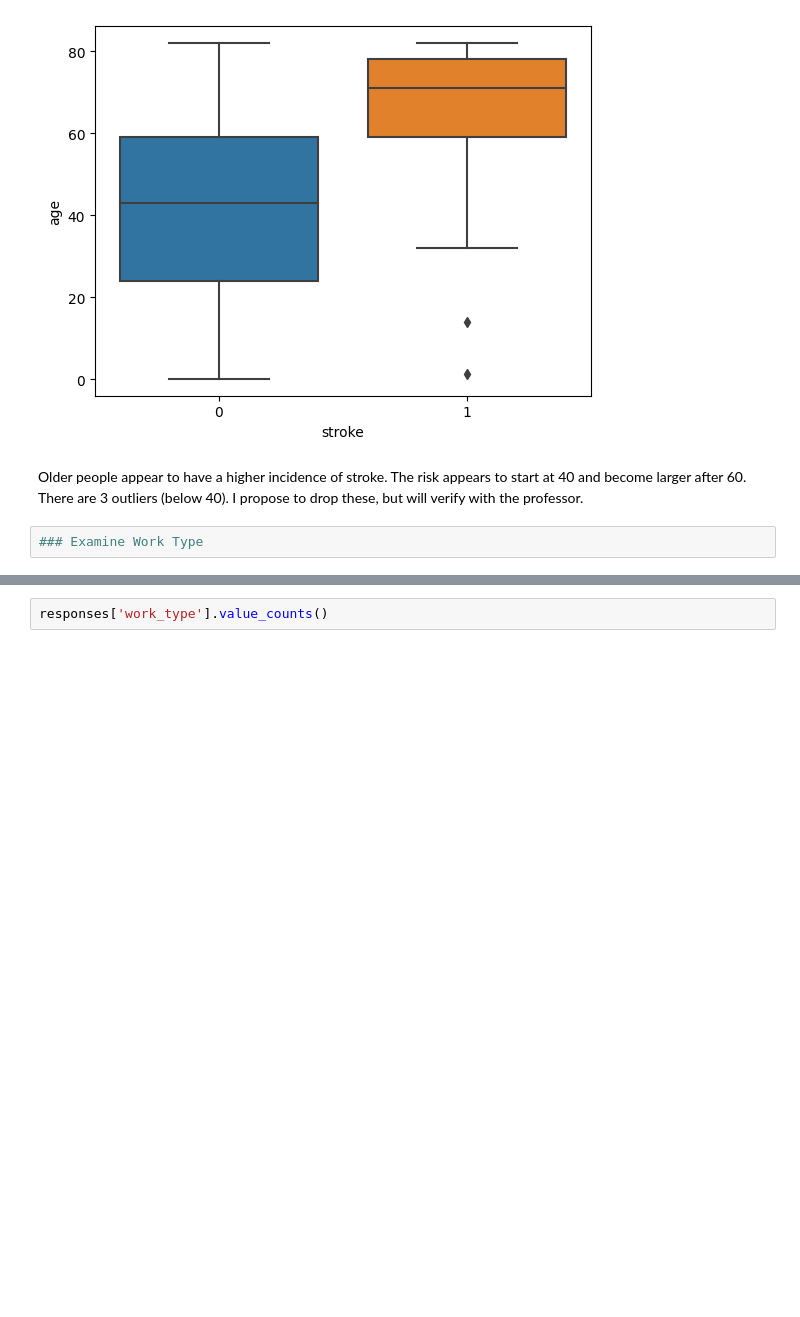
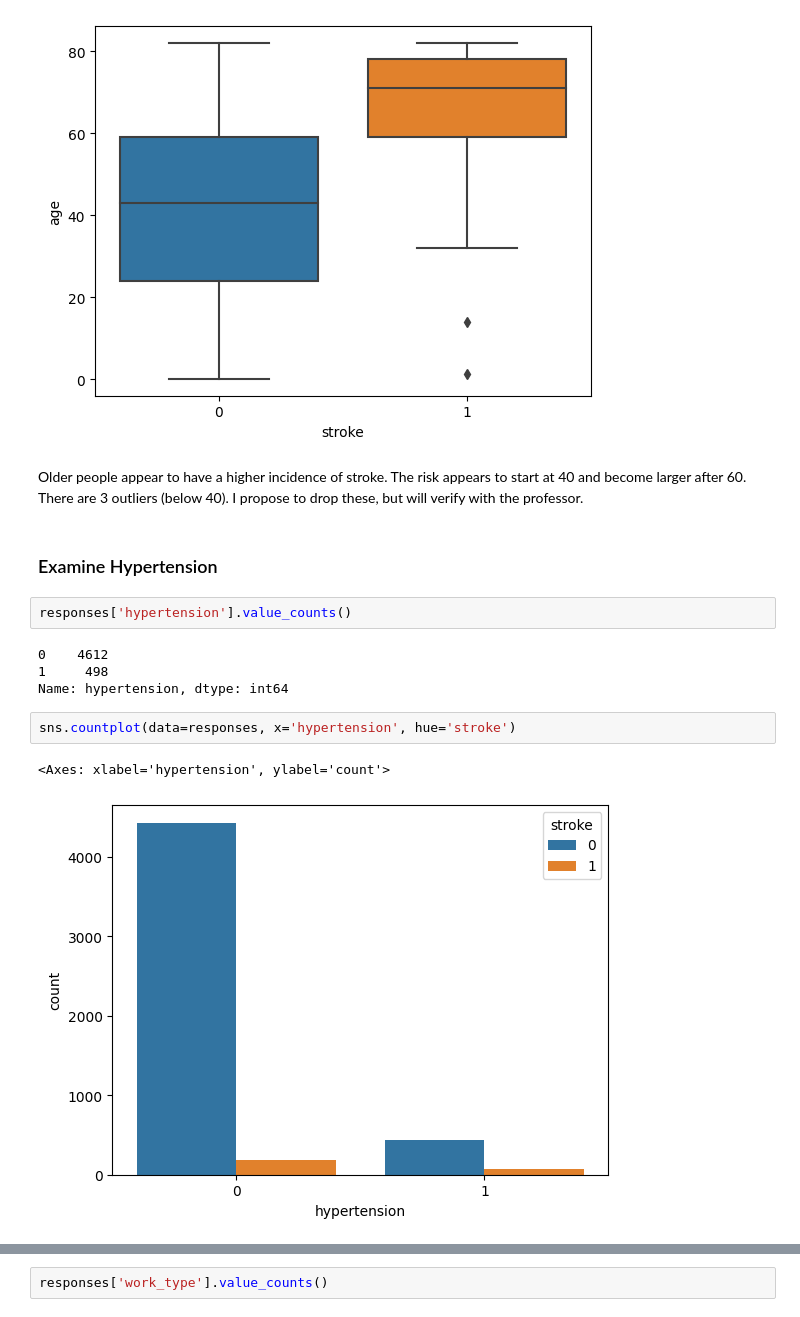
Before and after one commit to matthewdheilmanvanderbilt/CS5262_MachineLearning, a Jupyter notebook: stoke_prediction.ipynb, the cells around one changed output, grey strips where cells are left out. Drawn from its saved outputs; the diff is of its cells as text; blank space fills up the shorter version.

```diff
--- a/stoke_prediction.ipynb
+++ b/stoke_prediction.ipynb
@@ -259,5 +268,16 @@ sns.boxplot(y='age', x='stroke', data=responses)
 [figure]
 # %% [markdown]
 Older people appear to have a higher incidence of stroke.  The risk appears to start at 40 and become larger after 60.  There are 3 outliers (below 40).  I propose to drop these, but will verify with the professor.
-# %%
-### Examine Work Type
+# %% [markdown]
+### Examine Hypertension
+# %%
+responses['hypertension'].value_counts()
+# %% [output]
+0    4612
+1     498
+Name: hypertension, dtype: int64
+# %%
+sns.countplot(data=responses, x='hypertension', hue='stroke')
+# %% [output]
+<Axes: xlabel='hypertension', ylabel='count'>
+[figure, added]
```
Also changed, not shown: parts of 38 cells of this notebook.
